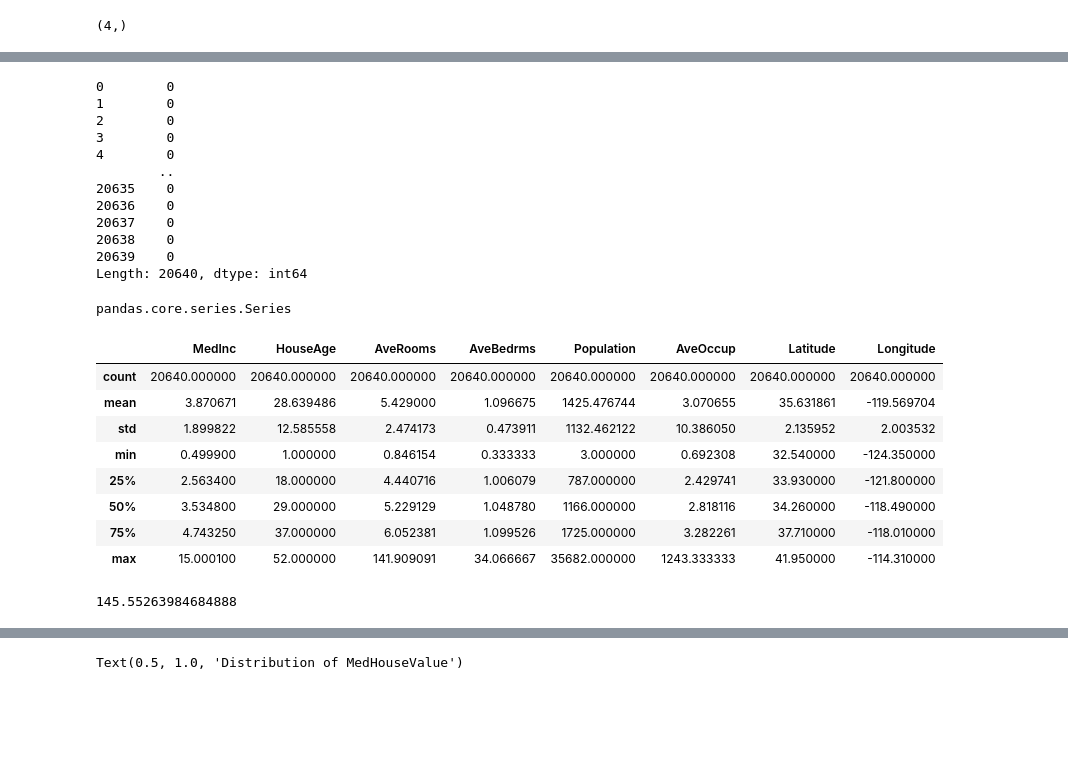
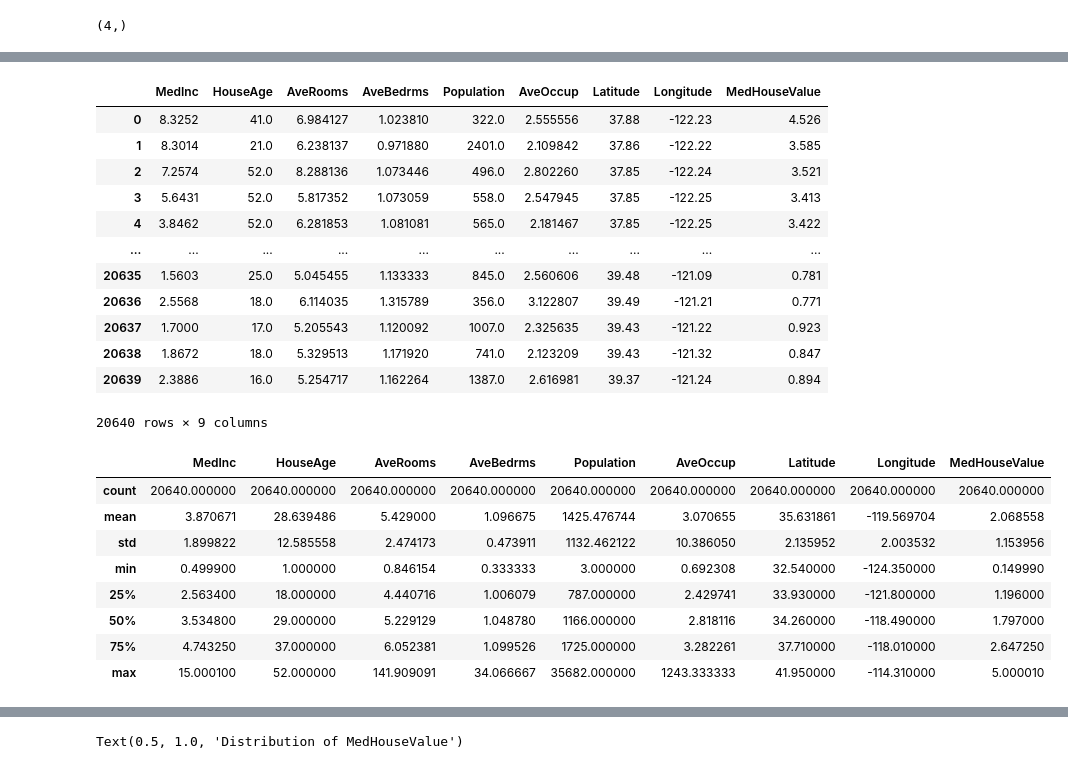
Before and after one commit to bipin-a/aidi-1100, a Jupyter notebook: lecture_material/Week6.ipynb, the cells around one changed output, grey strips where cells are left out. Saved outputs shown, nothing was run; the diff lists cells and outputs as text; code cells hidden in the pictures; blank space fills up the shorter version.

```diff
--- a/lecture_material/Week6.ipynb
+++ b/lecture_material/Week6.ipynb
@@ -63,6 +127,9 @@ housing['feature_names']
 # %%
-df = pd.DataFrame(housing['data'], columns=housing['feature_names'])
-df
+data_df = pd.DataFrame(
+    housing['data'],
+    columns=housing['feature_names']
+)
+data_df
 # %% [output]
 |  | MedInc | HouseAge | AveRooms | AveBedrms | Population | AveOccup | Latitude | Longitude |
 | 0 | 8.3252 | 41.0 | 6.984127 | 1.023810 | 322.0 | 2.555556 | 37.88 | -122.23 |
@@ -81,3 +148,5 @@ df
 housing.get('target')
 # %% [output]
 array([4.526, 3.585, 3.521, ..., 0.923, 0.847, 0.894])
+# %%
+data_df['MedHouseValue'] = housing.get('target')
@@ -84,4 +169,4 @@ array([4.526, 3.585, 3.521, ..., 0.923, 0.847, 0.894])
 # %%
 # Creating a new column
-df['MedHouseValue'] = housing.get('target')
+data_df['MedHouseValue'] = housing.get('target')
 # %%
@@ -237,39 +323,31 @@ df.isnull()
 # %%
-df.isnull().sum(axis=1)
+data_df
 # %% [output]
+|  | MedInc | HouseAge | AveRooms | AveBedrms | Population | AveOccup | Latitude | Longitude | MedHouseValue |
+| 0 | 8.3252 | 41.0 | 6.984127 | 1.023810 | 322.0 | 2.555556 | 37.88 | -122.23 | 4.526 |
+| 1 | 8.3014 | 21.0 | 6.238137 | 0.971880 | 2401.0 | 2.109842 | 37.86 | -122.22 | 3.585 |
+| 2 | 7.2574 | 52.0 | 8.288136 | 1.073446 | 496.0 | 2.802260 | 37.85 | -122.24 | 3.521 |
+| 3 | 5.6431 | 52.0 | 5.817352 | 1.073059 | 558.0 | 2.547945 | 37.85 | -122.25 | 3.413 |
+| 4 | 3.8462 | 52.0 | 6.281853 | 1.081081 | 565.0 | 2.181467 | 37.85 | -122.25 | 3.422 |
+| ... | ... | ... | ... | ... | ... | ... | ... | ... | ... |
+| 20635 | 1.5603 | 25.0 | 5.045455 | 1.133333 | 845.0 | 2.560606 | 39.48 | -121.09 | 0.781 |
+| 20636 | 2.5568 | 18.0 | 6.114035 | 1.315789 | 356.0 | 3.122807 | 39.49 | -121.21 | 0.771 |
+| 20637 | 1.7000 | 17.0 | 5.205543 | 1.120092 | 1007.0 | 2.325635 | 39.43 | -121.22 | 0.923 |
+| 20638 | 1.8672 | 18.0 | 5.329513 | 1.171920 | 741.0 | 2.123209 | 39.43 | -121.32 | 0.847 |
+| 20639 | 2.3886 | 16.0 | 5.254717 | 1.162264 | 1387.0 | 2.616981 | 39.37 | -121.24 | 0.894 |
-0        0
-1        0
-2        0
-3        0
-4        0
-        ..
-20635    0
-20636    0
-20637    0
-20638    0
-20639    0
-Length: 20640, dtype: int64
+20640 rows × 9 columns
-# %%
-type(missing_values)
-# %% [output]
-pandas.core.series.Series
 # %%
 # Exercise 4: Generate a statistical summary for all numerical features (mean, median, standard deviation, etc.).
 
-df_desc = df.describe()
+df_desc = data_df.describe()
 df_desc
 # %% [output]
-|  | MedInc | HouseAge | AveRooms | AveBedrms | Population | AveOccup | Latitude | Longitude |
-| count | 20640.000000 | 20640.000000 | 20640.000000 | 20640.000000 | 20640.000000 | 20640.000000 | 20640.000000 | 20640.000000 |
-| mean | 3.870671 | 28.639486 | 5.429000 | 1.096675 | 1425.476744 | 3.070655 | 35.631861 | -119.569704 |
-| std | 1.899822 | 12.585558 | 2.474173 | 0.473911 | 1132.462122 | 10.386050 | 2.135952 | 2.003532 |
-| min | 0.499900 | 1.000000 | 0.846154 | 0.333333 | 3.000000 | 0.692308 | 32.540000 | -124.350000 |
-| 25% | 2.563400 | 18.000000 | 4.440716 | 1.006079 | 787.000000 | 2.429741 | 33.930000 | -121.800000 |
-| 50% | 3.534800 | 29.000000 | 5.229129 | 1.048780 | 1166.000000 | 2.818116 | 34.260000 | -118.490000 |
-| 75% | 4.743250 | 37.000000 | 6.052381 | 1.099526 | 1725.000000 | 3.282261 | 37.710000 | -118.010000 |
-| max | 15.000100 | 52.000000 | 141.909091 | 34.066667 | 35682.000000 | 1243.333333 | 41.950000 | -114.310000 |
+|  | MedInc | HouseAge | AveRooms | AveBedrms | Population | AveOccup | Latitude | Longitude | MedHouseValue |
+| count | 20640.000000 | 20640.000000 | 20640.000000 | 20640.000000 | 20640.000000 | 20640.000000 | 20640.000000 | 20640.000000 | 20640.000000 |
+| mean | 3.870671 | 28.639486 | 5.429000 | 1.096675 | 1425.476744 | 3.070655 | 35.631861 | -119.569704 | 2.068558 |
+| std | 1.899822 | 12.585558 | 2.474173 | 0.473911 | 1132.462122 | 10.386050 | 2.135952 | 2.003532 | 1.153956 |
+| min | 0.499900 | 1.000000 | 0.846154 | 0.333333 | 3.000000 | 0.692308 | 32.540000 | -124.350000 | 0.149990 |
+| 25% | 2.563400 | 18.000000 | 4.440716 | 1.006079 | 787.000000 | 2.429741 | 33.930000 | -121.800000 | 1.196000 |
+| 50% | 3.534800 | 29.000000 | 5.229129 | 1.048780 | 1166.000000 | 2.818116 | 34.260000 | -118.490000 | 1.797000 |
+| 75% | 4.743250 | 37.000000 | 6.052381 | 1.099526 | 1725.000000 | 3.282261 | 37.710000 | -118.010000 | 2.647250 |
+| max | 15.000100 | 52.000000 | 141.909091 | 34.066667 | 35682.000000 | 1243.333333 | 41.950000 | -114.310000 | 5.000010 |
-# %%
-# How to determine average std-dev across all columns?
-df_desc.loc['std',:].mean()
-# %% [output]
-145.55263984684888
```
Also changed, not shown: parts of 127 cells of this notebook.
